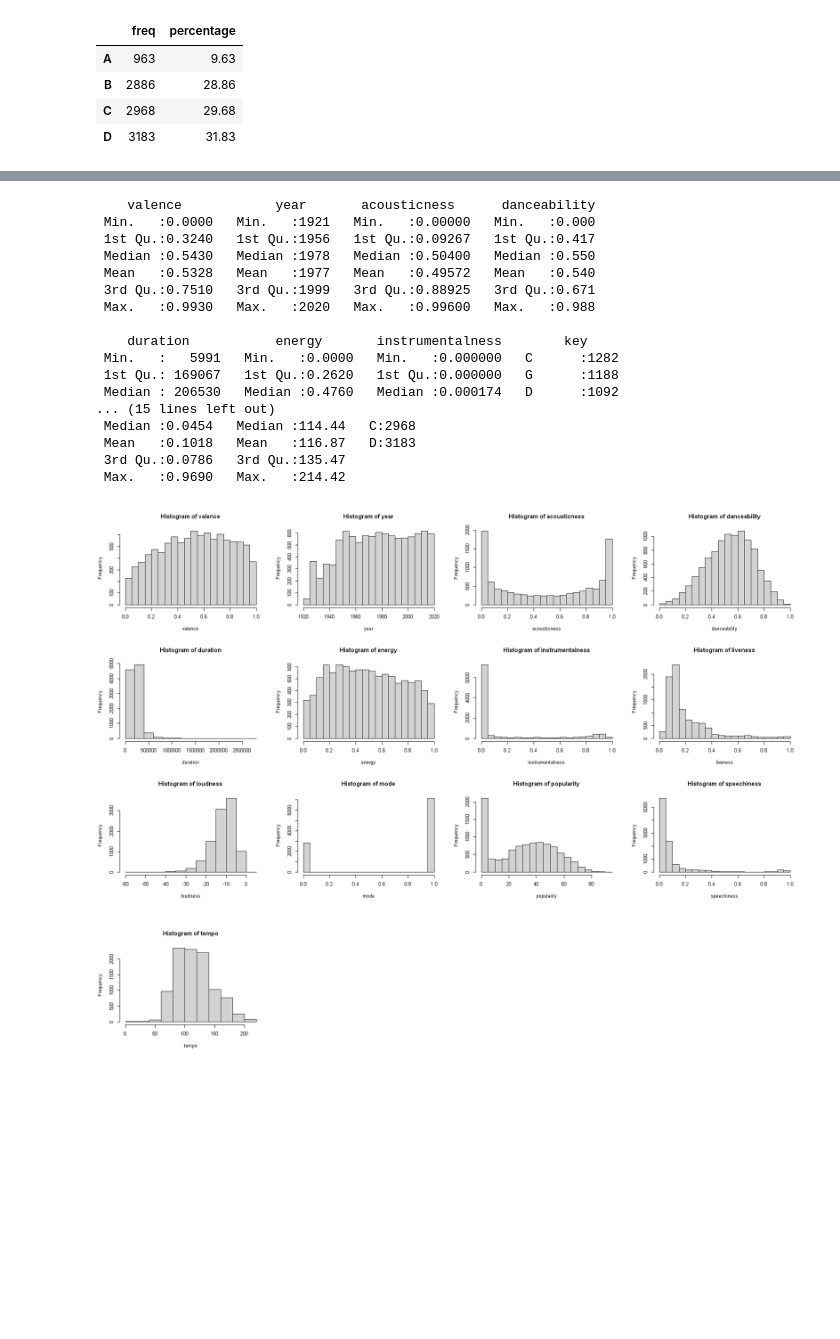
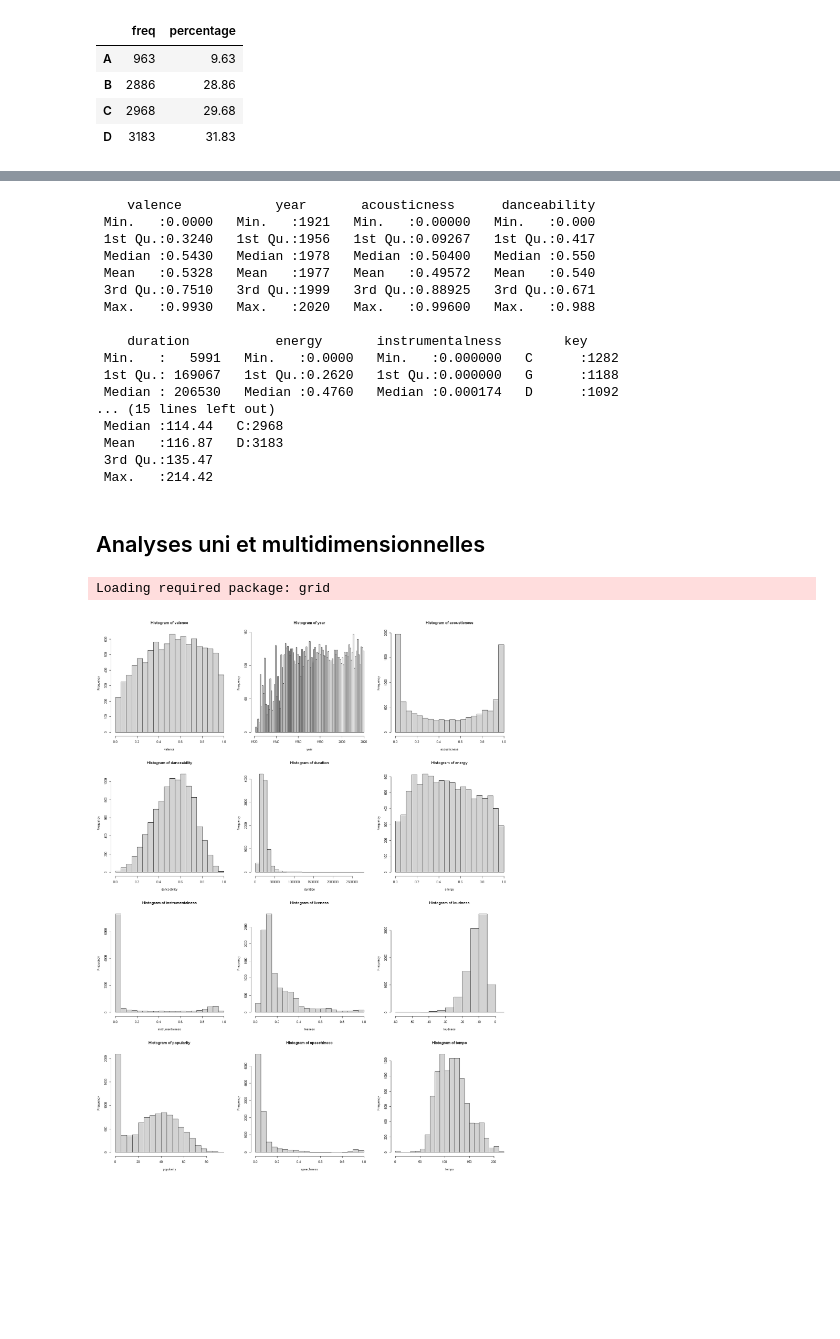
Before and after one commit to jayalabanda/projet-ML, a Jupyter notebook: rapport_R.ipynb, the cells around one changed output, grey strips where cells are left out. Saved outputs shown, nothing was run; the diff lists cells and outputs as text; code cells hidden in the pictures; blank space fills up the shorter version.

```diff
--- a/rapport_R.ipynb
+++ b/rapport_R.ipynb
@@ -39,5 +40,6 @@ sapply(spotify_data, class)
 # %%
 spotify_data$pop.class <- factor(spotify_data$pop.class, order = T)
 spotify_data$key <- factor(spotify_data$key)
+spotify_data$mode <- factor(spotify_data$mode)
 # %%
 levels(spotify_data$pop.class)
@@ -69,20 +99,23 @@ summary(spotify_data)
  1st Qu.: 169067   1st Qu.:0.2620   1st Qu.:0.000000   G      :1188
  Median : 206530   Median :0.4760   Median :0.000174   D      :1092
 ... (15 lines left out)
- Median :0.0454   Median :114.44   C:2968
- Mean   :0.1018   Mean   :116.87   D:3183
- 3rd Qu.:0.0786   3rd Qu.:135.47
- Max.   :0.9690   Max.   :214.42
+ Median :114.44   C:2968
+ Mean   :116.87   D:3183
+ 3rd Qu.:135.47
+ Max.   :214.42
+# %% [markdown]
+## Analyses uni et multidimensionnelles
 # %%
-data_quant <- spotify_data[,-c(8, 15)]
+library(vcd)
 
-options(repr.plot.width = 16, repr.plot.height = 9)
-par(mfrow = c(3, 4))
-for (i in 1:13) {
-    hist(data_quant[, i],
-         main=paste('Histogram of', colnames(data_quant)[i], sep=" "),
-         xlab=colnames(data_quant)[i])
+data_quant <- spotify_data[, -c(8, 11, 15)]
+
+options(repr.plot.width = 15, repr.plot.height = 20)
+par(mfrow = c(4, 3))
+for (i in 1:12) {
+    hist(data_quant[, i], main = paste("Histogram of", colnames(data_quant)[i], sep = " "),
+        breaks = ifelse(i == 2, 100, 20), xlab = colnames(data_quant)[i])
 }
 # %% [output]
+Loading required package: grid
-[figure, old version]
+[figure, new version]
-[figure, removed]
```
Also changed, not shown: parts of 45 cells of this notebook.
